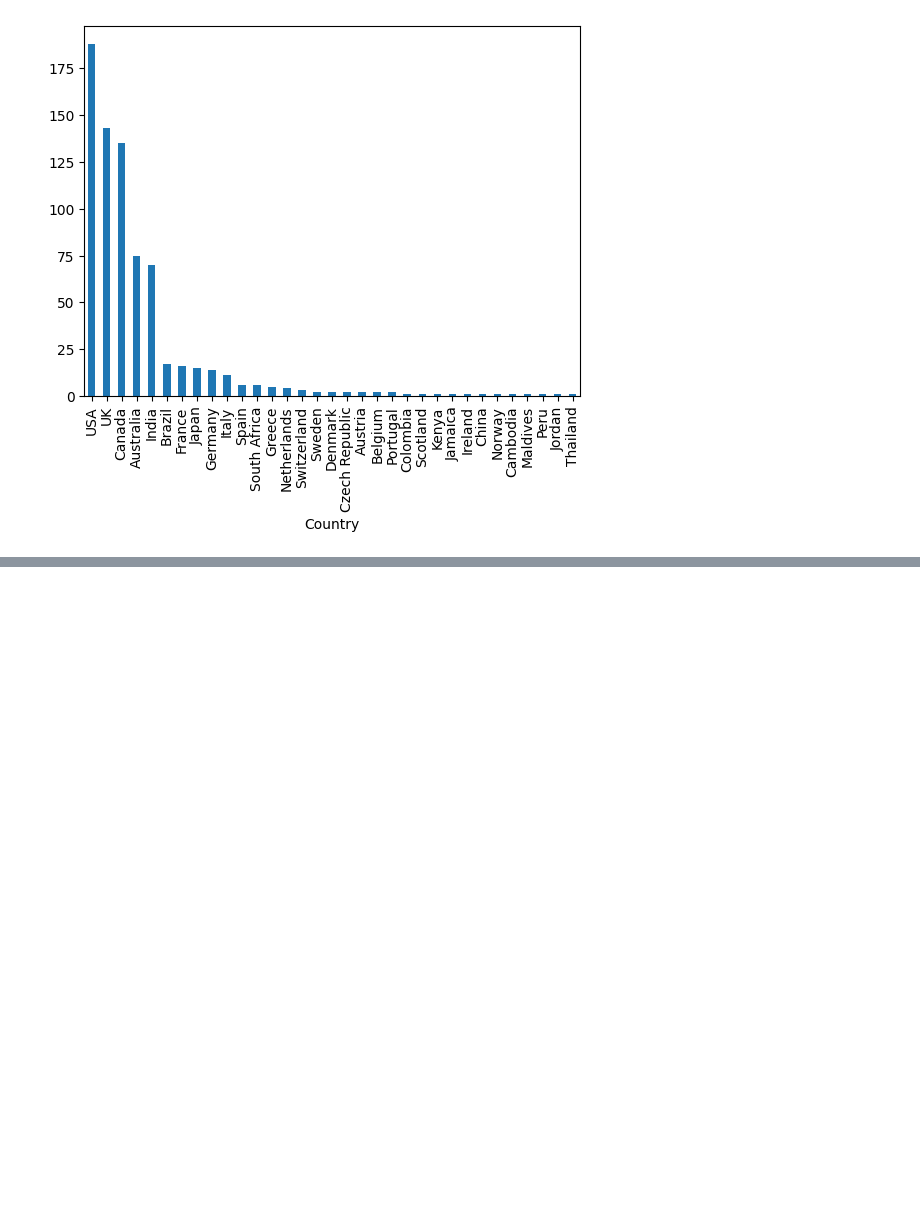
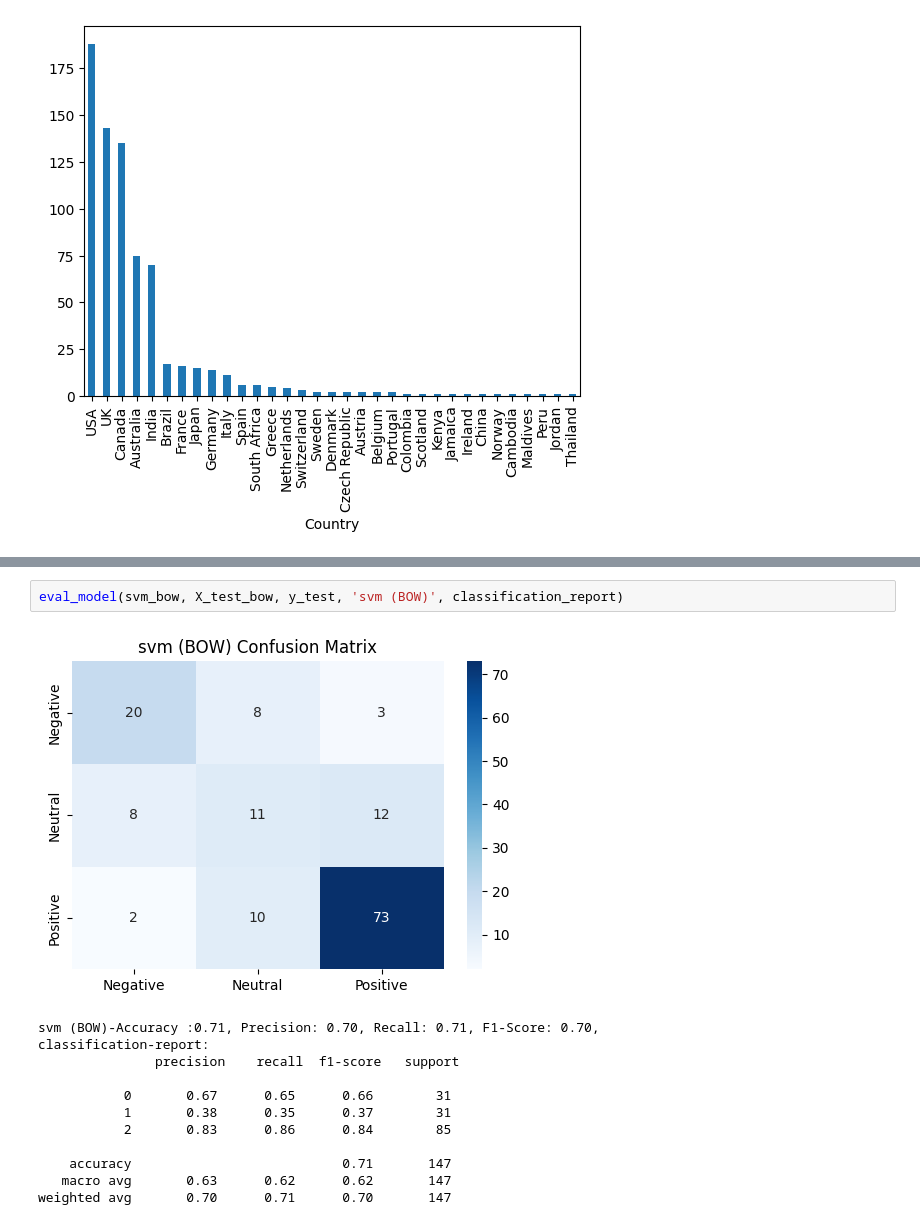
Before and after one commit to aishwaryakarki001/Social-Media-Sentiment-Analysis, a Jupyter notebook: Sentiment-Analysis.ipynb, the cells around one changed output, grey strips where cells are left out. Cells and saved outputs as stored; diff of their text form; blank space fills up the shorter version.

```diff
--- a/Sentiment-Analysis.ipynb
+++ b/Sentiment-Analysis.ipynb
@@ -195,0 +436,15 @@ ttt
+# %%
+eval_model(svm_bow, X_test_bow, y_test, 'svm (BOW)', classification_report)
+# %% [output]
+[figure, added]
+svm (BOW)-Accuracy :0.71, Precision: 0.70, Recall: 0.71, F1-Score: 0.70,
+classification-report:
+               precision    recall  f1-score   support
+
+           0       0.67      0.65      0.66        31
+           1       0.38      0.35      0.37        31
+           2       0.83      0.86      0.84        85
+
+    accuracy                           0.71       147
+   macro avg       0.63      0.62      0.62       147
+weighted avg       0.70      0.71      0.70       147
```
Also changed, not shown: parts of 23 cells of this notebook.
